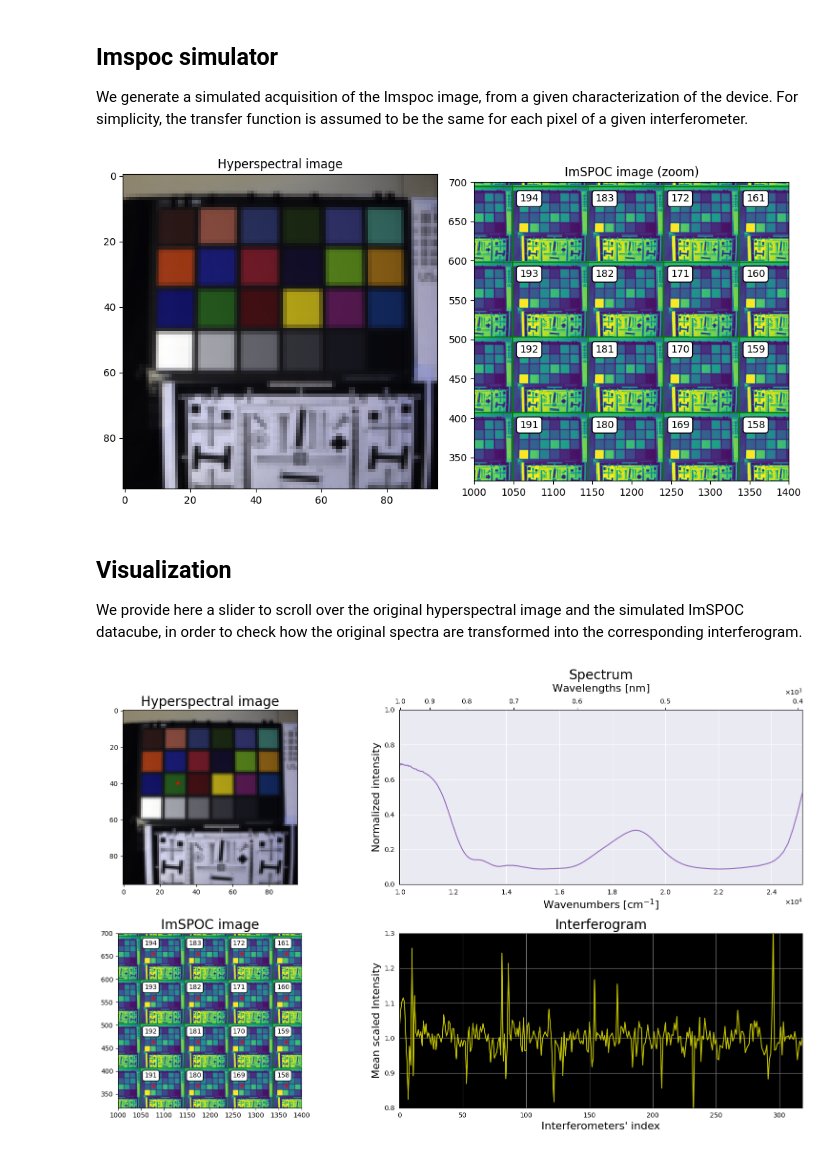
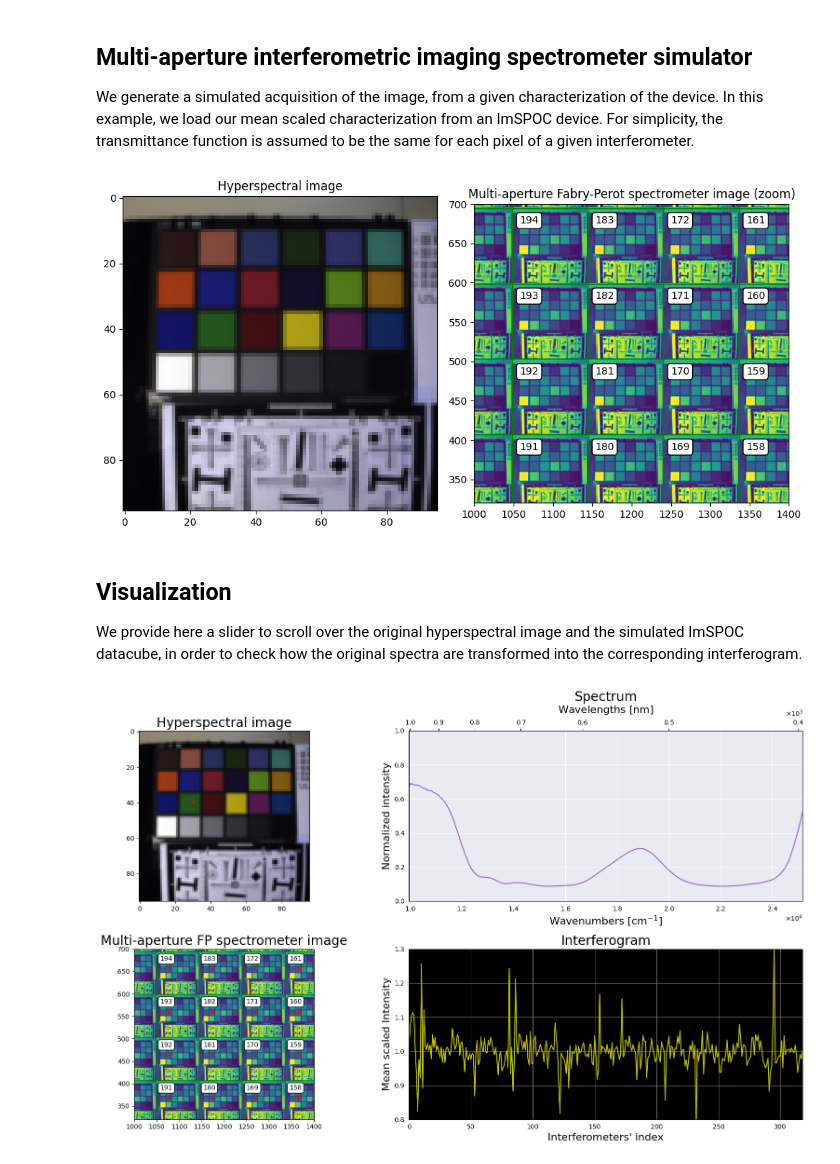
Before and after one commit to Danaroth83/irca, a Jupyter notebook: notebooks/simulator.ipynb, the cells around one changed output. Saved outputs shown, nothing was run; the diff lists cells and outputs as text; code cells hidden in the pictures.

Commit message:
Changed simulator visualization

```diff
--- a/notebooks/simulator.ipynb
+++ b/notebooks/simulator.ipynb
@@ -12,9 +12,10 @@ from src.interface.input import ImspocOptions
 from src.characterization.preprocessing import Characterization
 from src.interface.imspoc_simulator import HyperspectralImage
 # %% [markdown]
-## Imspoc simulator
+## Multi-aperture interferometric imaging spectrometer simulator
 
-We generate a simulated acquisition of the Imspoc image, from a given characterization of the device. For simplicity, the transfer function is assumed to be the same for each pixel of a given interferometer.
+We generate a simulated acquisition of the image, from a given characterization of the device.
+In this example, we load our mean scaled characterization from an ImSPOC device. For simplicity, the transmittance function is assumed to be the same for each pixel of a given interferometer.
 # %%
 characterization_folder = "../data/characterization/imspoc_uv_2"
 device_folder = "../data/device/imspoc_uv_2.json"
@@ -35,47 +36,47 @@ hyperspectral.visualize(rgb=rgb, figure=(fig, ax[0]))
 imspoc.visualize(figure=(fig, ax[1]))
 cube = imspoc.cube() # Returns the subimages stacked as a datacube
 ax[0].set_title("Hyperspectral image")
-ax[1].set_title("ImSPOC image (zoom)")
+ax[1].set_title("Multi-aperture Fabry-Perot spectrometer image (zoom)")
 ax[1].set_xlim((1000, 1400))
 ax[1].set_ylim((320, 700))
 fig.tight_layout()
 
 plt.show()
 # %% [output]
-[figure, old version]
+[figure, new version]
 # %% [markdown]
 ## Visualization
 We provide here a slider to scroll over the original hyperspectral image and the simulated ImSPOC datacube, in order to check how the original spectra are transformed into the corresponding interferogram.
 # %%
-def imspoc_visualization(hyperspectral, imspoc, point_x=30, point_y=40):
+def imspoc_visualization(hyperspectral, imspoc, rgb, point_x=30, point_y=40):
     point = (point_y, point_x)
     fig, ax = plt.subplots(nrows=2, ncols=2, figsize=(17, 10))
     hyperspectral.visualize(rgb=rgb, point=point, figure=(fig,ax[0,0]))
     hyperspectral.visualize_spectrum(point=point, figure=(fig,ax[0,1]))
     imspoc.visualize(points=[point], figure=(fig, ax[1,0]))
     imspoc.visualize_interferogram(point=point, figure=(fig, ax[1,1]))
     ax[0, 0].set_title("Hyperspectral image", fontsize=20)
-    ax[1, 0].set_title("ImSPOC image", fontsize=20)
+    ax[1, 0].set_title("Multi-aperture FP spectrometer image", fontsize=20)
     ax[1, 0].set_xlim((1000, 1400))
     ax[1, 0].set_ylim((320, 700))
     ax[0, 1].set_ylim([0, 1])
     ax[1, 1].set_ylim([0.8, 1.3])
     fig.tight_layout()
     plt.show()
 
 # Fixed visualizetion
-imspoc_visualization(hyperspectral=hyperspectral, imspoc=imspoc)
+imspoc_visualization(hyperspectral=hyperspectral, imspoc=imspoc, rgb=rgb)
 
 # # Slider visualization
 # parameters_range = {
 #     "point_x": (0, 95, 1),
 #     "point_y": (0, 95, 1),
 # }
 # ipywidgets.interact(
 #     imspoc_visualization,
 #     hyperspectral=ipywidgets.fixed(hyperspectral),
 #     imspoc=ipywidgets.fixed(imspoc),
 #     **parameters_range
 # );
 # %% [output]
-[figure, old version]
+[figure, new version]
```
Also changed, not shown: 2 other files.
